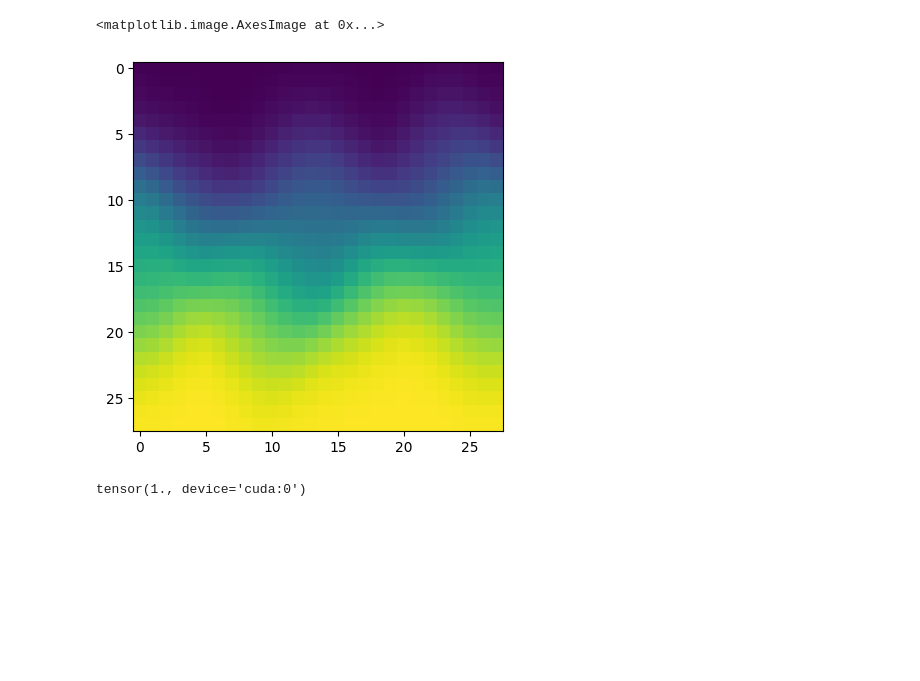
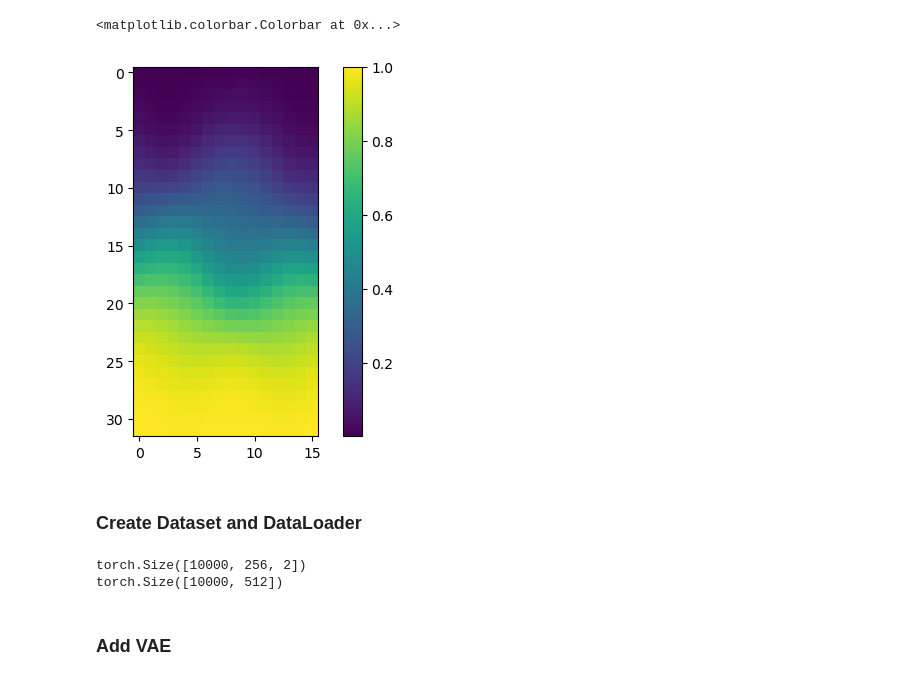
Before and after one commit to aidos-lab/shape-synthesis-v2, a Jupyter notebook: notebooks/dataset_mnist.ipynb, the cells around one changed output. Cells and saved outputs as stored; diff of their text form; code cells hidden in the pictures; blank space fills up the shorter version.

Commit message:
add VAE and inverse ECT to mnist notebook, add structured angles to only go from 0 to pi, moves some config settings to get_transform

```diff
--- a/notebooks/dataset_mnist.ipynb
+++ b/notebooks/dataset_mnist.ipynb
@@ -48,0 +43,30 @@ Norm tensor(0.8706)
+# %%
+create_dataset(config, dev=dev)
+
+if dev:
+    train_pts = torch.load("./data/mnist/dev/train.pt")
+    train_imgs = torch.load("./data/mnist/dev/train_imgs.pt")
+else:
+    train_pts = torch.load("./data/mnist/prod/train.pt")[:num_examples]
+    train_imgs = torch.load("./data/mnist/prod/train_imgs.pt")[:num_examples]
+
+x = train_pts[2]
+plt.scatter(x[:, 0], x[:, 1])
+
+print(72 * "=")
+print("Info")
+print("Min", x.min(dim=0)[0])
+print("Max", x.max(dim=0)[0])
+print("Norm", torch.norm(x, dim=1).max())
+print(72 * "=")
+
+x = train_pts[2]
+plt.scatter(x[:,0],x[:,1])
+
+
+print(72*"=")
+print("Info")
+print("Min", x.min(dim=0)[0])
+print("Max", x.max(dim=0)[0])
+print("Norm", torch.norm(x,dim=1).max())
+print(72*"=")
@@ -60,14 +104,11 @@ plt.imshow(train_imgs[2])
 # %%
-from shape_synthesis.datasets.transforms import get_transform
+transform = get_transform(device=DEVICE, resolution=res, num_thetas=num_dir)
 
-transform = get_transform()
-
-ect = transform(train_pts[:10].cuda())
-plt.imshow(ect[1].cpu().numpy())
+ect = transform(train_pts[:10])
+plt.imshow(ect[2].cpu().numpy())
+plt.colorbar()
 # %% [output]
-<matplotlib.image.AxesImage at 0x...>
+<matplotlib.colorbar.Colorbar at 0x...>
-[figure, old version]
+[figure, new version]
-# %%
-ect.max()
-# %% [output]
-tensor(1., device='cuda:0')
+# %% [markdown]
+### Create Dataset and DataLoader
@@ -73,0 +128,8 @@ tensor(1., device='cuda:0')
+# %%
+print(train_pts.shape)
+print(ect_tensor.shape)
+# %% [output]
+torch.Size([10000, 256, 2])
+torch.Size([10000, 512])
+# %% [markdown]
+### Add VAE
```
Also changed, not shown: parts of 21 cells of this notebook, 1 other file.
